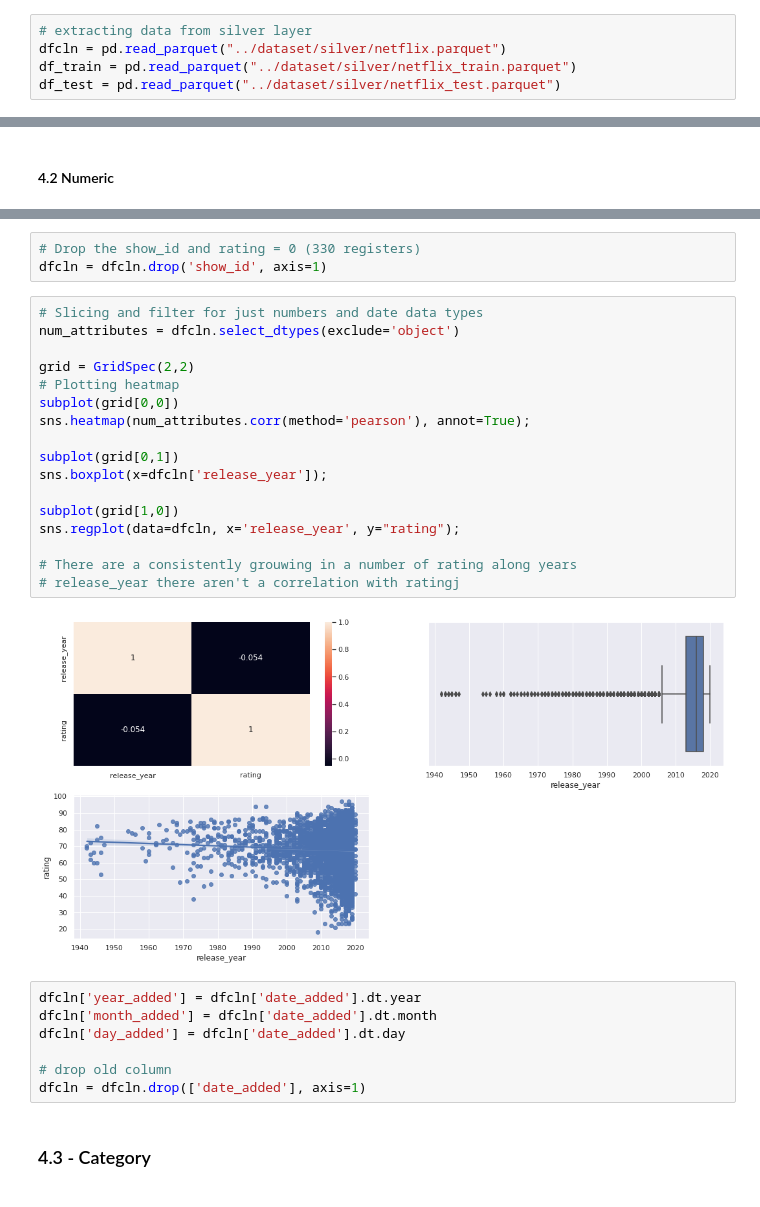
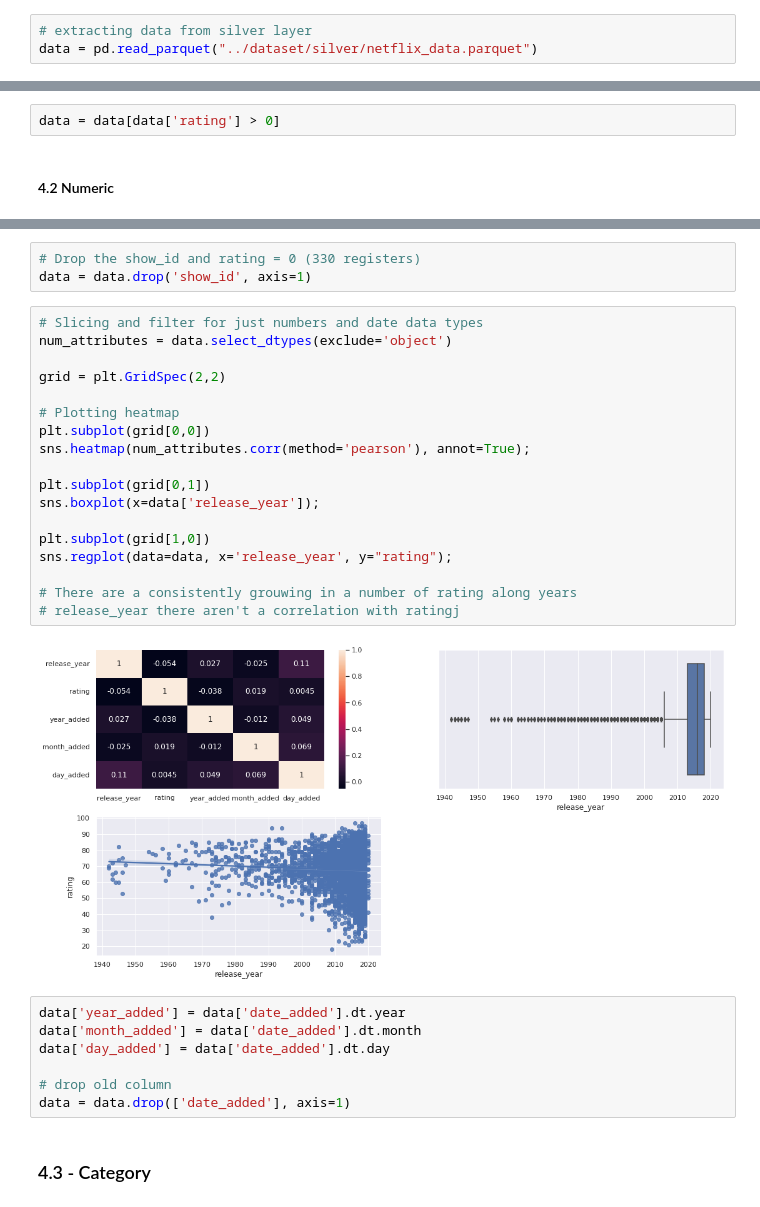
Before and after one commit to diegopmayer/netflix_rating_prediction, a Jupyter notebook: notebooks/c02_netflix.ipynb, the cells around one changed output, grey strips where cells are left out. Cells and saved outputs as stored; diff of their text form.

```diff
--- a/notebooks/c02_netflix.ipynb
+++ b/notebooks/c02_netflix.ipynb
@@ -270,9 +291,7 @@ pd.concat([
 > The future engineering will be create with EDA will be doing
 # %%
 # extracting data from silver layer
-dfcln = pd.read_parquet("../dataset/silver/netflix.parquet")
-df_train = pd.read_parquet("../dataset/silver/netflix_train.parquet")
-df_test = pd.read_parquet("../dataset/silver/netflix_test.parquet")
+data = pd.read_parquet("../dataset/silver/netflix_data.parquet")
 # %% [markdown]
 ### 4.0 - Hypothesis
 # %% [markdown]
@@ -320,3 +337,5 @@ dfcln = dfcln[dfcln['rating'] > 0]
+# %%
+data = data[data['rating'] > 0]
 # %% [markdown]
 #### 4.2 Numeric
 # %%
@@ -326,33 +345,34 @@ dfcln.select_dtypes(exclude=['object']).hist(bins=25);
 [figure]
 # %%
 # Drop the show_id and rating = 0 (330 registers)
-dfcln = dfcln.drop('show_id', axis=1)
+data = data.drop('show_id', axis=1)
 # %%
 # Slicing and filter for just numbers and date data types
-num_attributes = dfcln.select_dtypes(exclude='object')
+num_attributes = data.select_dtypes(exclude='object')
 
-grid = GridSpec(2,2)
+grid = plt.GridSpec(2,2)
+
 # Plotting heatmap
-subplot(grid[0,0])
+plt.subplot(grid[0,0])
 sns.heatmap(num_attributes.corr(method='pearson'), annot=True);
 
-subplot(grid[0,1])
-sns.boxplot(x=dfcln['release_year']);
+plt.subplot(grid[0,1])
+sns.boxplot(x=data['release_year']);
 
-subplot(grid[1,0])
-sns.regplot(data=dfcln, x='release_year', y="rating");
+plt.subplot(grid[1,0])
+sns.regplot(data=data, x='release_year', y="rating");
 
 # There are a consistently grouwing in a number of rating along years
 # release_year there aren't a correlation with ratingj
 # %% [output]
-[figure, old version]
+[figure, new version]
 # %%
-dfcln['year_added'] = dfcln['date_added'].dt.year
-dfcln['month_added'] = dfcln['date_added'].dt.month
-dfcln['day_added'] = dfcln['date_added'].dt.day
+data['year_added'] = data['date_added'].dt.year
+data['month_added'] = data['date_added'].dt.month
+data['day_added'] = data['date_added'].dt.day
 
 # drop old column
-dfcln = dfcln.drop(['date_added'], axis=1)
+data = data.drop(['date_added'], axis=1)
 # %% [markdown]
 ### 4.3 - Category
 # %%
```
Also changed, not shown: parts of 43 cells of this notebook, 2 other files.
